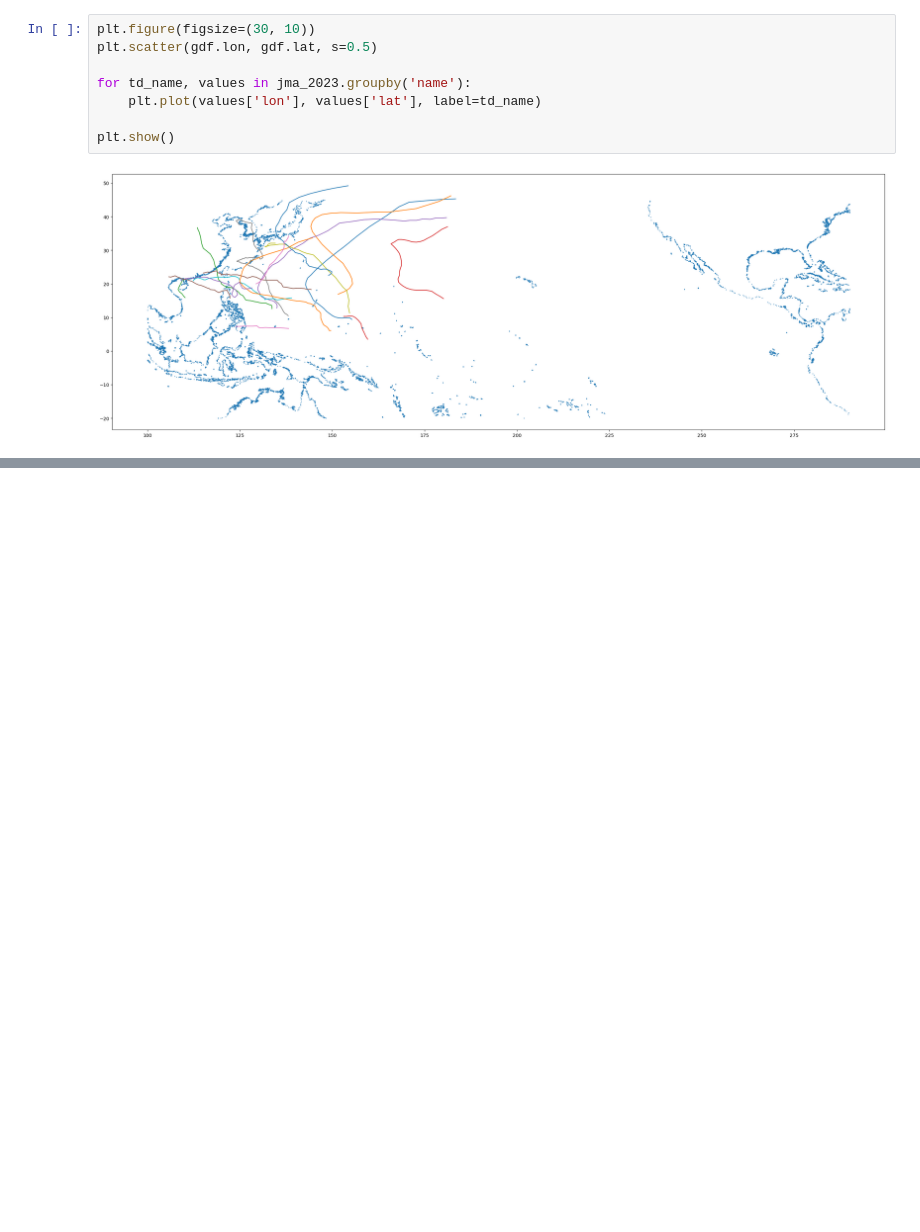
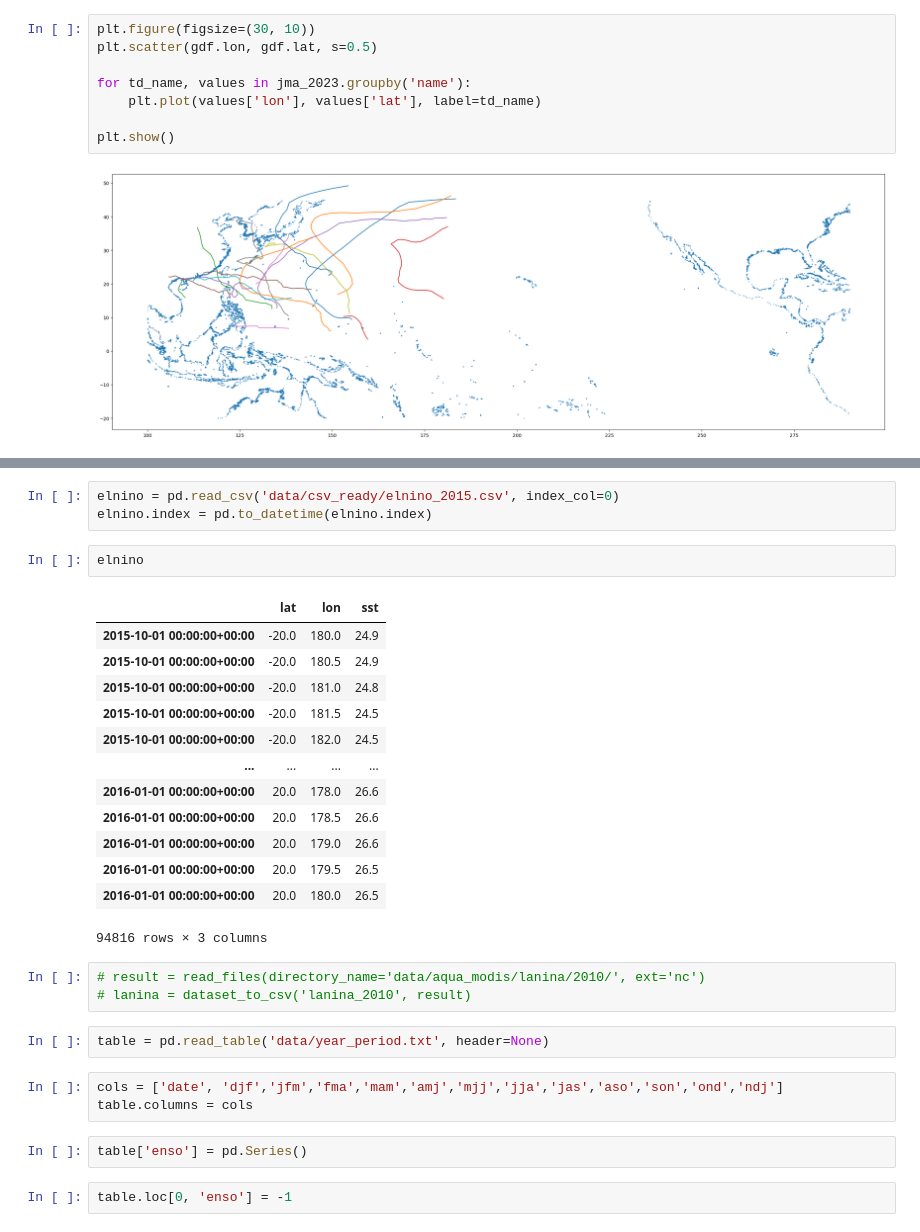
Before and after one commit to StanDobrev11/DataScience, a Jupyter notebook: Project/draft.ipynb, the cells around one changed output, grey strips where cells are left out. Cells and saved outputs as stored; diff of their text form; blank space fills up the shorter version.

```diff
--- a/Project/draft.ipynb
+++ b/Project/draft.ipynb
@@ -932,0 +947,31 @@ plt.show()
+# %%
+elnino = pd.read_csv('data/csv_ready/elnino_2015.csv', index_col=0)
+elnino.index = pd.to_datetime(elnino.index)
+# %%
+elnino
+# %% [output]
+|  | lat | lon | sst |
+| 2015-10-01 00:00:00+00:00 | -20.0 | 180.0 | 24.9 |
+| 2015-10-01 00:00:00+00:00 | -20.0 | 180.5 | 24.9 |
+| 2015-10-01 00:00:00+00:00 | -20.0 | 181.0 | 24.8 |
+| 2015-10-01 00:00:00+00:00 | -20.0 | 181.5 | 24.5 |
+| 2015-10-01 00:00:00+00:00 | -20.0 | 182.0 | 24.5 |
+| ... | ... | ... | ... |
+| 2016-01-01 00:00:00+00:00 | 20.0 | 178.0 | 26.6 |
+| 2016-01-01 00:00:00+00:00 | 20.0 | 178.5 | 26.6 |
+| 2016-01-01 00:00:00+00:00 | 20.0 | 179.0 | 26.6 |
+| 2016-01-01 00:00:00+00:00 | 20.0 | 179.5 | 26.5 |
+| 2016-01-01 00:00:00+00:00 | 20.0 | 180.0 | 26.5 |
+94816 rows × 3 columns
+# %%
+# result = read_files(directory_name='data/aqua_modis/lanina/2010/', ext='nc')
+# lanina = dataset_to_csv('lanina_2010', result)
+# %%
+table = pd.read_table('data/year_period.txt', header=None)
+# %%
+cols = ['date', 'djf','jfm','fma','mam','amj','mjj','jja','jas','aso','son','ond','ndj']
+table.columns = cols
+# %%
+table['enso'] = pd.Series()
+# %%
+table.loc[0, 'enso'] = -1
```
Also changed, not shown: parts of 12 cells of this notebook, 13 other files.
